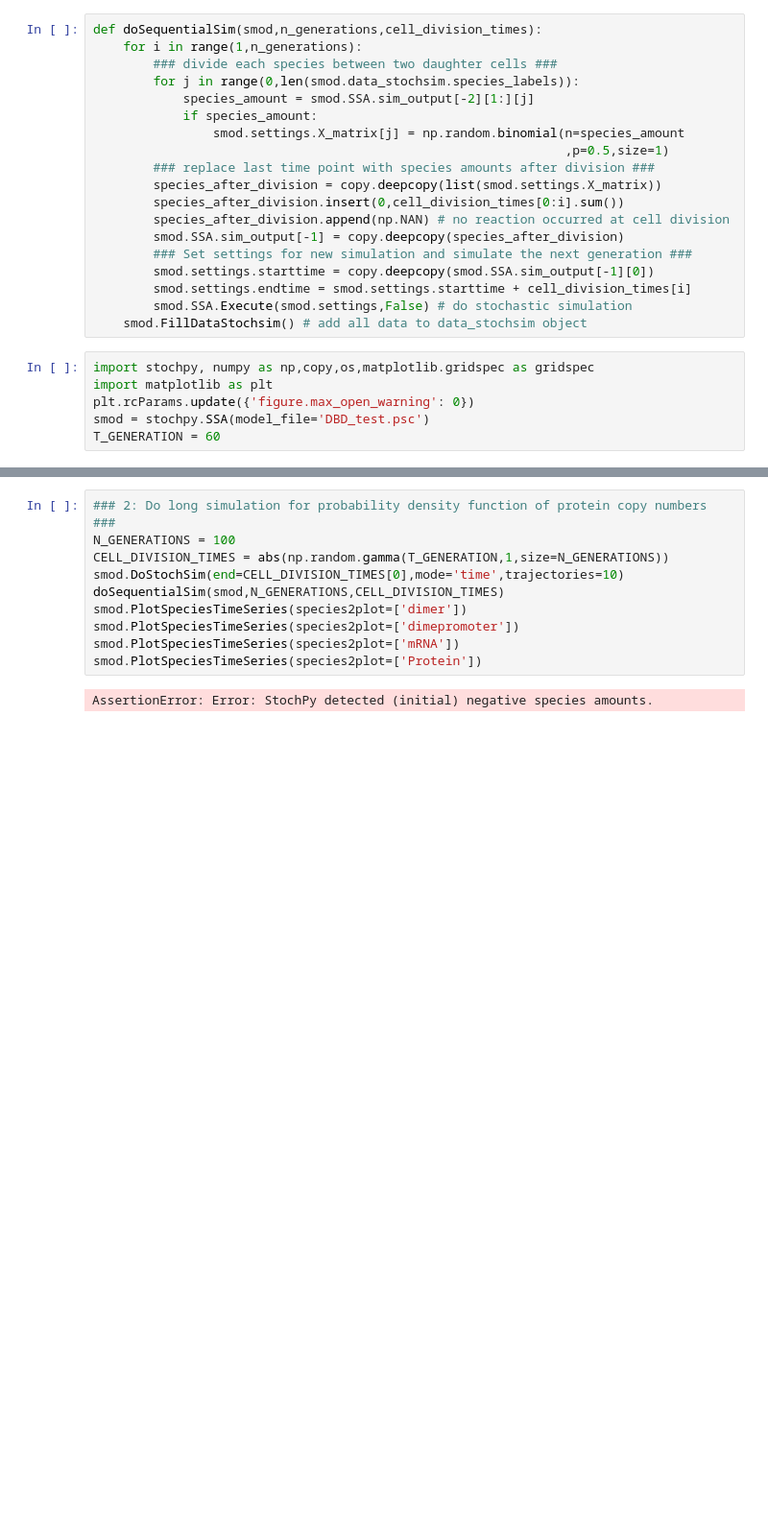
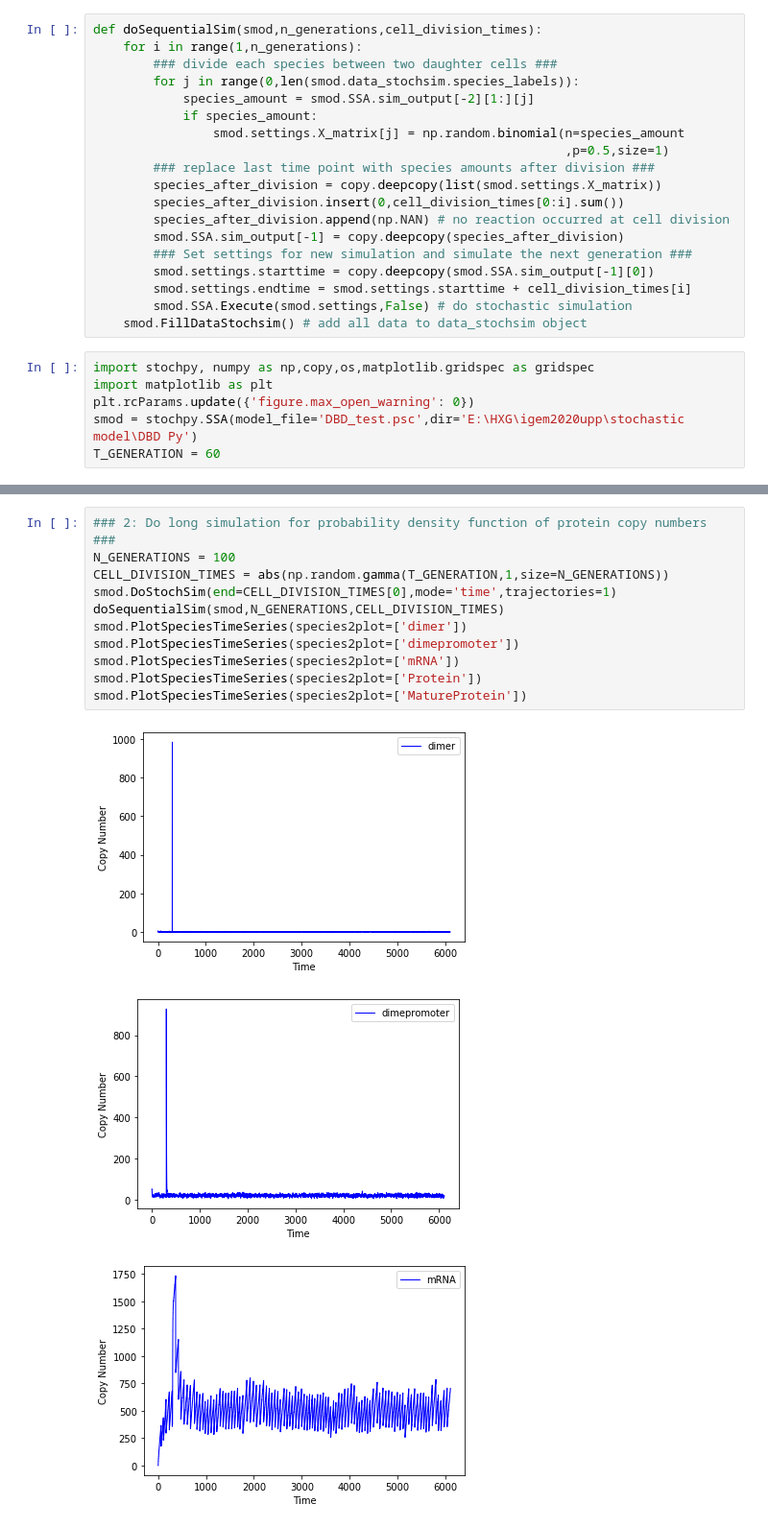
Before and after one commit to igemsoftware2020/iGem2020Uppsala, a Jupyter notebook: python_scripts/stochpy/DBD_stochpy.ipynb, the cells around one changed output, grey strips where cells are left out. Shown at 96% size. Saved outputs shown, nothing was run; the diff lists cells and outputs as text; blank space fills up the shorter version.

Commit message:
Altered DBD_test, renamed DBD_stochpy_fix2.ipynb to DBD_stochpy.ipynb to keep things clean

```diff
--- a/python_scripts/stochpy/DBD_stochpy.ipynb
+++ b/python_scripts/stochpy/DBD_stochpy.ipynb
@@ -45,5 +26,5 @@ def doSequentialSim(smod,n_generations,cell_division_times):
 import stochpy, numpy as np,copy,os,matplotlib.gridspec as gridspec
 import matplotlib as plt
 plt.rcParams.update({'figure.max_open_warning': 0})
-smod = stochpy.SSA(model_file='DBD_test.psc')
+smod = stochpy.SSA(model_file='DBD_test.psc',dir='E:\HXG\igem2020upp\stochastic model\DBD Py')
 T_GENERATION = 60
@@ -52,12 +31,15 @@ Warning: species "matureProtein" has not been initialised
 # %%
 ### 2: Do long simulation for probability density function of protein copy numbers ###
 N_GENERATIONS = 100
 CELL_DIVISION_TIMES = abs(np.random.gamma(T_GENERATION,1,size=N_GENERATIONS))
-smod.DoStochSim(end=CELL_DIVISION_TIMES[0],mode='time',trajectories=10)
+smod.DoStochSim(end=CELL_DIVISION_TIMES[0],mode='time',trajectories=1)
 doSequentialSim(smod,N_GENERATIONS,CELL_DIVISION_TIMES)
 smod.PlotSpeciesTimeSeries(species2plot=['dimer'])
 smod.PlotSpeciesTimeSeries(species2plot=['dimepromoter'])
 smod.PlotSpeciesTimeSeries(species2plot=['mRNA'])
 smod.PlotSpeciesTimeSeries(species2plot=['Protein'])
+smod.PlotSpeciesTimeSeries(species2plot=['MatureProtein'])
 # %% [output]
-AssertionError: Error: StochPy detected (initial) negative species amounts.
+[figure, added]
+[figure, added]
+[figure, added]
```
Also changed, not shown: parts of 5 cells of this notebook, 4 other files.
